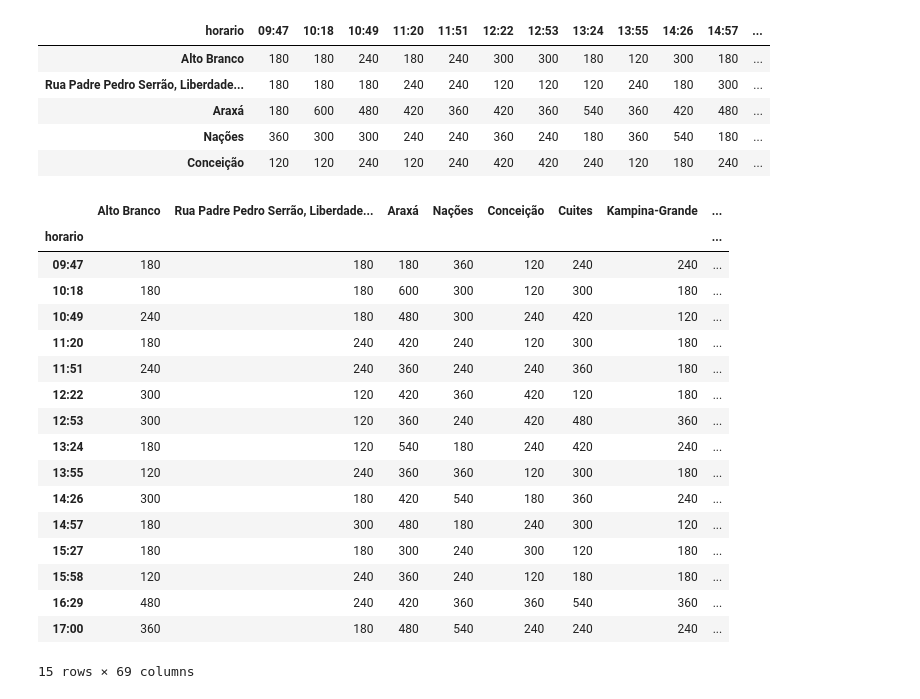
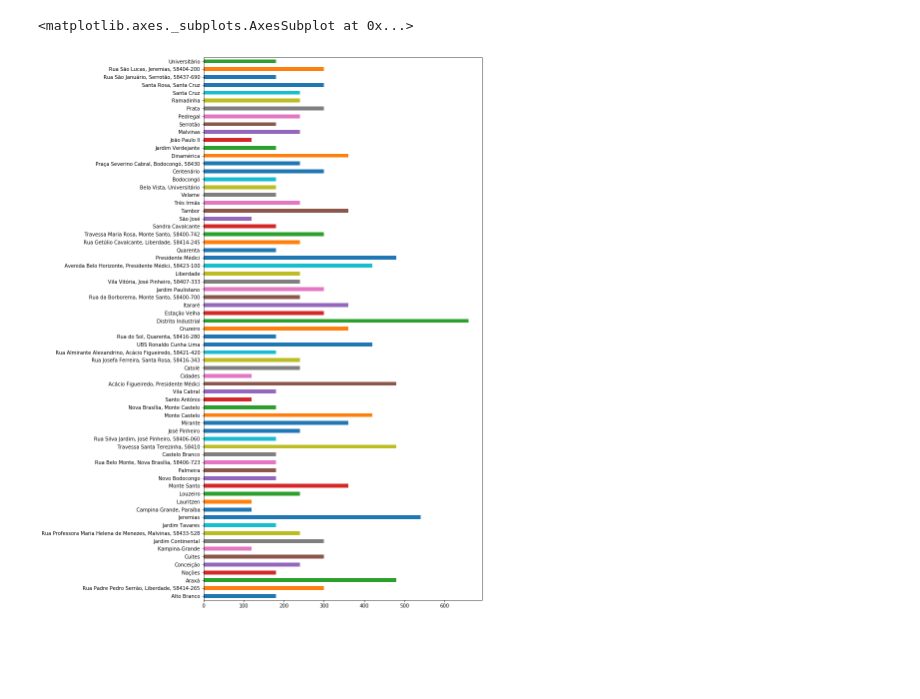
Before and after one commit to henry-ns/uber-in-cg, a Jupyter notebook: src/UberCG.ipynb, the cells around one changed output. Saved outputs shown, nothing was run; the diff lists cells and outputs as text; code cells hidden in the pictures; blank space fills up the shorter version.

```diff
--- a/src/UberCG.ipynb
+++ b/src/UberCG.ipynb
@@ -38,30 +29,5 @@ df
-# %%
-df.transpose().head()
-# %% [output]
-| horario | 09:47 | 10:18 | 10:49 | 11:20 | 11:51 | 12:22 | 12:53 | 13:24 | 13:55 | 14:26 | 14:57 | ... |
-| Alto Branco | 180 | 180 | 240 | 180 | 240 | 300 | 300 | 180 | 120 | 300 | 180 | ... |
-| Rua Padre Pedro Serrão, Liberdade... | 180 | 180 | 180 | 240 | 240 | 120 | 120 | 120 | 240 | 180 | 300 | ... |
-| Araxá | 180 | 600 | 480 | 420 | 360 | 420 | 360 | 540 | 360 | 420 | 480 | ... |
-| Nações | 360 | 300 | 300 | 240 | 240 | 360 | 240 | 180 | 360 | 540 | 180 | ... |
-| Conceição | 120 | 120 | 240 | 120 | 240 | 420 | 420 | 240 | 120 | 180 | 240 | ... |
-# %%
-df
-# %% [output]
-|  | Alto Branco | Rua Padre Pedro Serrão, Liberdade... | Araxá | Nações | Conceição | Cuites | Kampina-Grande | ... |
-| horario |  |  |  |  |  |  |  | ... |
-| 09:47 | 180 | 180 | 180 | 360 | 120 | 240 | 240 | ... |
-| 10:18 | 180 | 180 | 600 | 300 | 120 | 300 | 180 | ... |
-| 10:49 | 240 | 180 | 480 | 300 | 240 | 420 | 120 | ... |
-| 11:20 | 180 | 240 | 420 | 240 | 120 | 300 | 180 | ... |
-| 11:51 | 240 | 240 | 360 | 240 | 240 | 360 | 180 | ... |
-| 12:22 | 300 | 120 | 420 | 360 | 420 | 120 | 180 | ... |
-| 12:53 | 300 | 120 | 360 | 240 | 420 | 480 | 360 | ... |
-| 13:24 | 180 | 120 | 540 | 180 | 240 | 420 | 240 | ... |
-| 13:55 | 120 | 240 | 360 | 360 | 120 | 300 | 180 | ... |
-| 14:26 | 300 | 180 | 420 | 540 | 180 | 360 | 240 | ... |
-| 14:57 | 180 | 300 | 480 | 180 | 240 | 300 | 120 | ... |
-| 15:27 | 180 | 180 | 300 | 240 | 300 | 120 | 180 | ... |
-| 15:58 | 120 | 240 | 360 | 240 | 120 | 180 | 180 | ... |
-| 16:29 | 480 | 240 | 420 | 360 | 360 | 540 | 360 | ... |
-| 17:00 | 360 | 180 | 480 | 540 | 240 | 240 | 240 | ... |
-15 rows × 69 columns
+# %%
+df.iloc[10].plot.barh(figsize=(10,20))
+# %% [output]
+<matplotlib.axes._subplots.AxesSubplot at 0x...>
+[figure, added]
```
Also changed, not shown: parts of 11 cells of this notebook.
